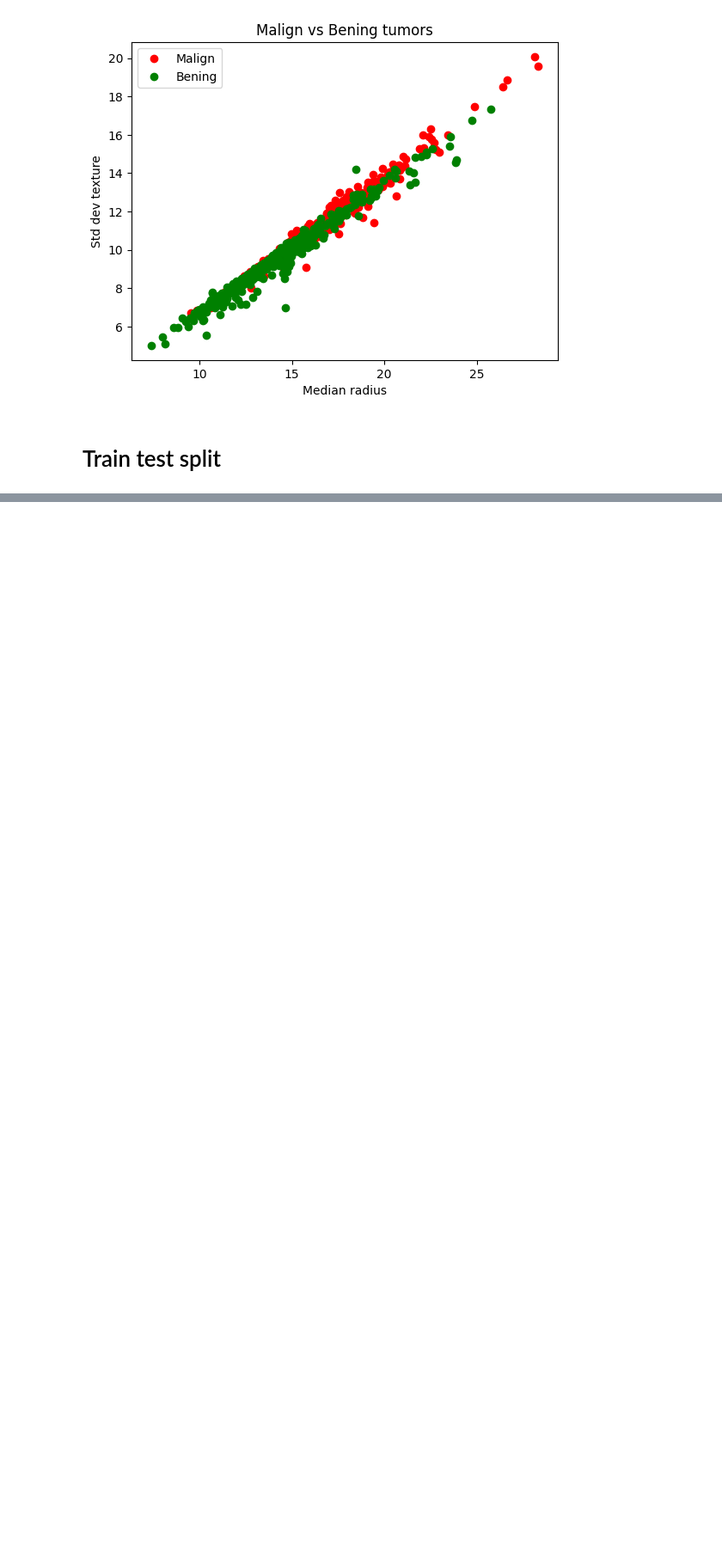
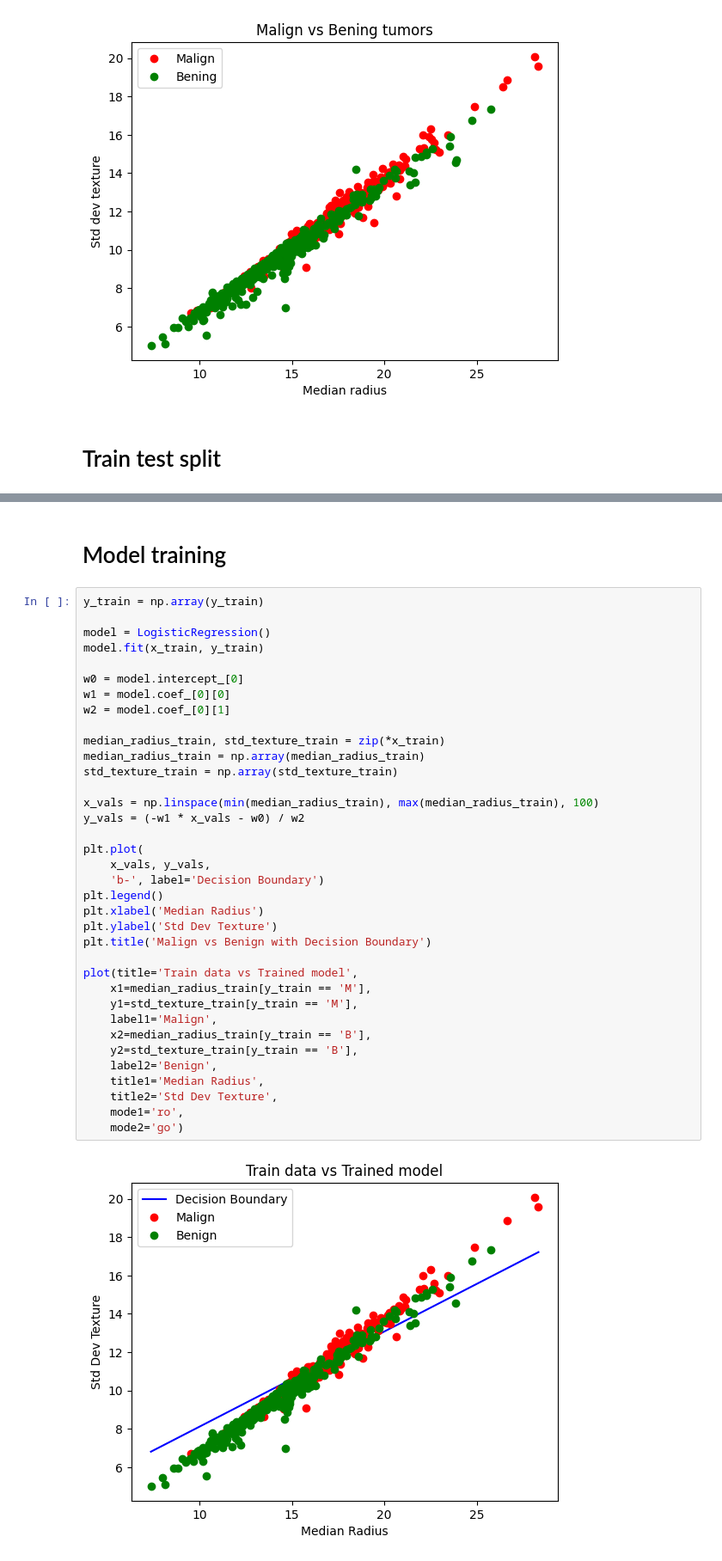
Before and after one commit to zdrobix/csubb, a Jupyter notebook: Semestru 4/IA/lab/lab6/problem2_tool.ipynb, the cells around one changed output, grey strips where cells are left out. Shown at 86% size. Cells and saved outputs as stored; diff of their text form; blank space fills up the shorter version.

```diff
--- a/Semestru 4/IA/lab/lab6/problem2_tool.ipynb
+++ b/Semestru 4/IA/lab/lab6/problem2_tool.ipynb
@@ -82,0 +138,40 @@ x_train, x_test, y_train, y_test = train_test_split(list(zip(median_radius, std_
+# %% [markdown]
+# Model training
+# %%
+y_train = np.array(y_train)
+
+model = LogisticRegression()
+model.fit(x_train, y_train)
+
+w0 = model.intercept_[0]
+w1 = model.coef_[0][0]
+w2 = model.coef_[0][1]
+
+median_radius_train, std_texture_train = zip(*x_train)
+median_radius_train = np.array(median_radius_train)
+std_texture_train = np.array(std_texture_train)
+
+x_vals = np.linspace(min(median_radius_train), max(median_radius_train), 100)
+y_vals = (-w1 * x_vals - w0) / w2
+
+plt.plot(
+    x_vals, y_vals,
+    'b-', label='Decision Boundary')
+plt.legend()
+plt.xlabel('Median Radius')
+plt.ylabel('Std Dev Texture')
+plt.title('Malign vs Benign with Decision Boundary')
+
+plot(title='Train data vs Trained model',
+    x1=median_radius_train[y_train == 'M'],
+    y1=std_texture_train[y_train == 'M'],
+    label1='Malign',
+    x2=median_radius_train[y_train == 'B'],
+    y2=std_texture_train[y_train == 'B'],
+    label2='Benign',
+    title1='Median Radius',
+    title2='Std Dev Texture',
+    mode1='ro',
+    mode2='go')
+# %% [output]
+[figure, added]
```
Also changed, not shown: parts of 8 cells of this notebook, 1 other file.
